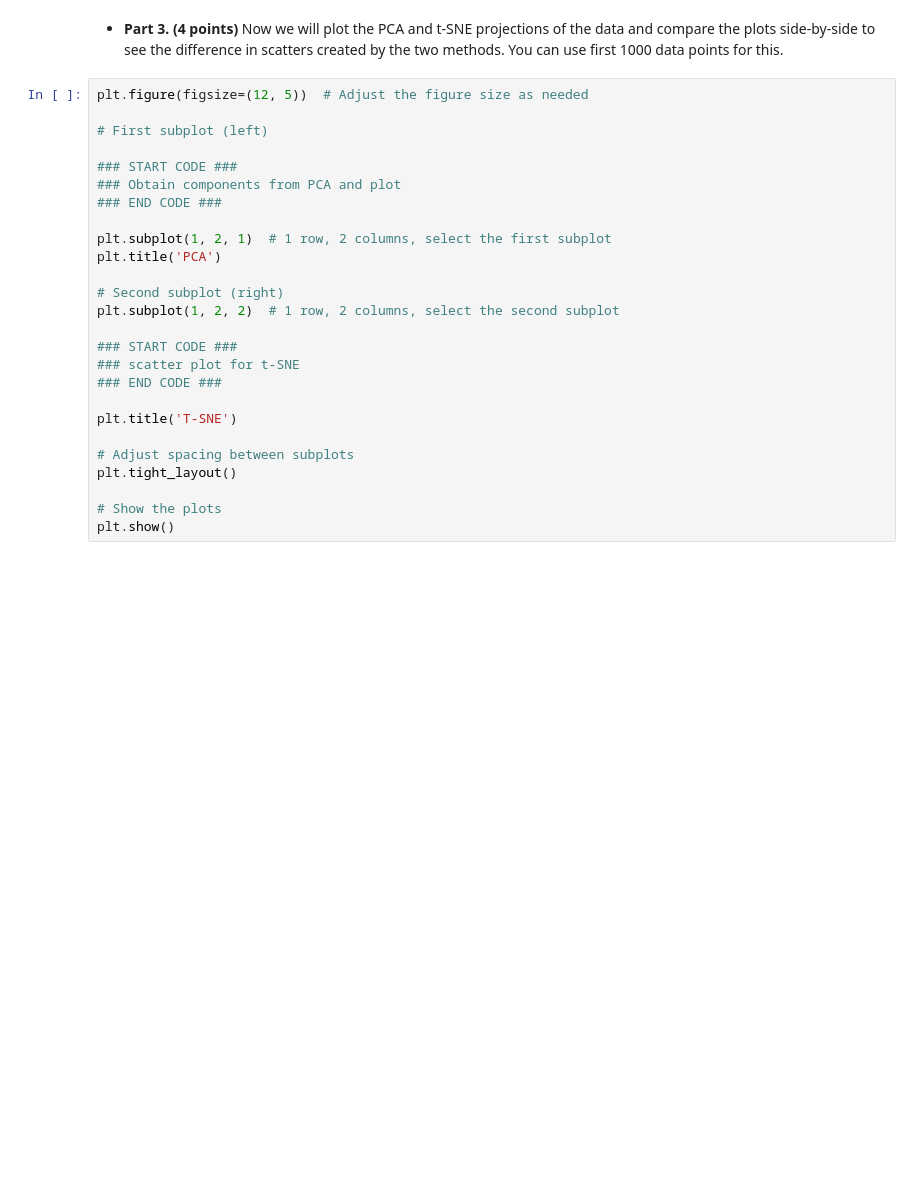
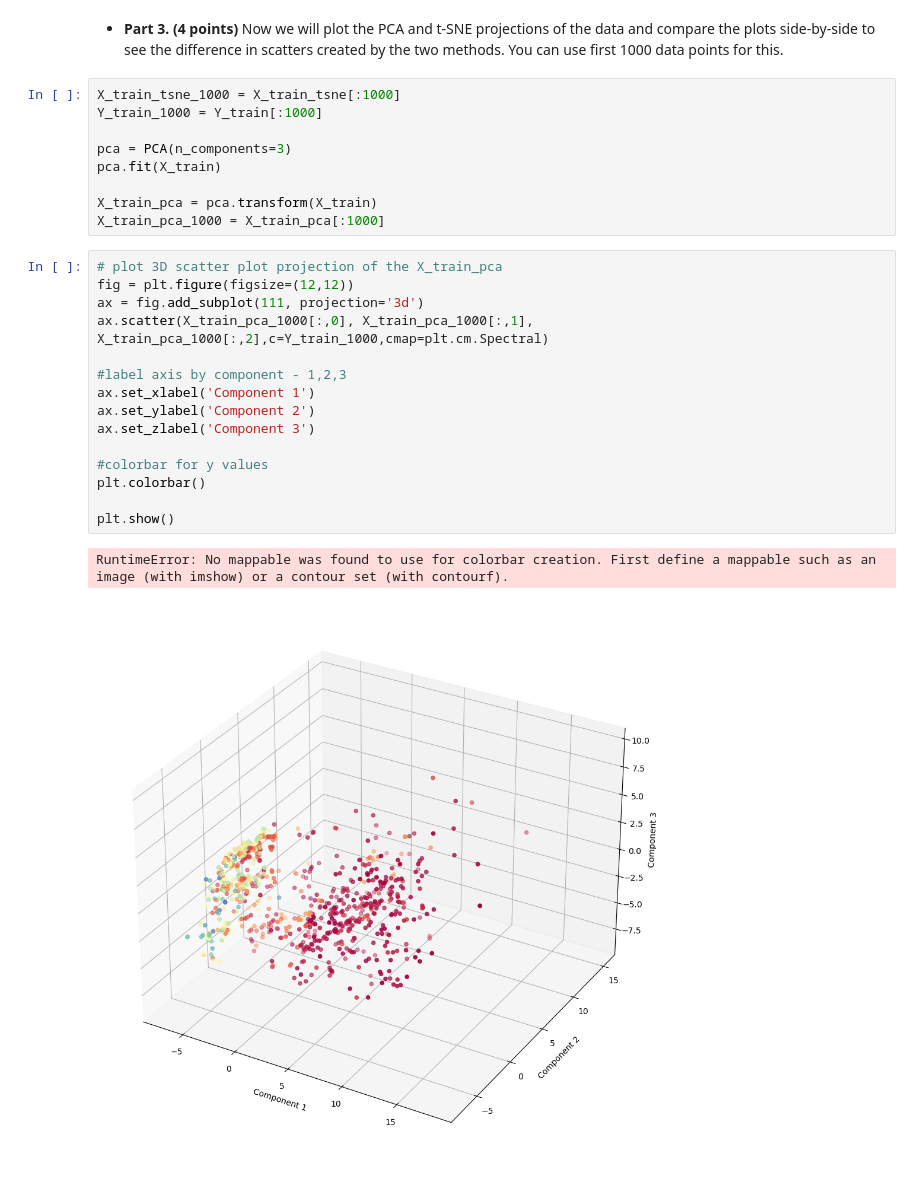
Before and after one commit to axj65/ece381, a Jupyter notebook: HW_3.ipynb, the cells around one changed output. Saved outputs shown, nothing was run; the diff lists cells and outputs as text; blank space fills up the shorter version.

```diff
--- a/HW_3.ipynb
+++ b/HW_3.ipynb
@@ -407,28 +427,29 @@ from sklearn.manifold import TSNE
 # %% [markdown]
 * **Part 3. (4 points)** Now we will plot the PCA and t-SNE projections of the data and compare the plots side-by-side to see the difference in scatters created by the two methods. You can use first 1000 data points for this.
-# %%
-plt.figure(figsize=(12, 5))  # Adjust the figure size as needed
-
-# First subplot (left)
-
-### START CODE ###
-### Obtain components from PCA and plot
-### END CODE ###
-
-plt.subplot(1, 2, 1)  # 1 row, 2 columns, select the first subplot
-plt.title('PCA')
-
-# Second subplot (right)
-plt.subplot(1, 2, 2)  # 1 row, 2 columns, select the second subplot
-
-### START CODE ###
-### scatter plot for t-SNE
-### END CODE ###
-
-plt.title('T-SNE')
-
-# Adjust spacing between subplots
-plt.tight_layout()
-
-# Show the plots
-plt.show()
+# %%
+X_train_tsne_1000 = X_train_tsne[:1000]
+Y_train_1000 = Y_train[:1000]
+
+pca = PCA(n_components=3)
+pca.fit(X_train)
+
+X_train_pca = pca.transform(X_train)
+X_train_pca_1000 = X_train_pca[:1000]
+# %%
+# plot 3D scatter plot projection of the X_train_pca
+fig = plt.figure(figsize=(12,12))
+ax = fig.add_subplot(111, projection='3d')
+ax.scatter(X_train_pca_1000[:,0], X_train_pca_1000[:,1], X_train_pca_1000[:,2],c=Y_train_1000,cmap=plt.cm.Spectral)
+
+#label axis by component - 1,2,3
+ax.set_xlabel('Component 1')
+ax.set_ylabel('Component 2')
+ax.set_zlabel('Component 3')
+
+#colorbar for y values
+plt.colorbar()
+
+plt.show()
+# %% [output]
+RuntimeError: No mappable was found to use for colorbar creation. First define a mappable such as an image (with imshow) or a contour set (with contourf).
+[figure, added]
```
Also changed, not shown: parts of 21 cells of this notebook.
